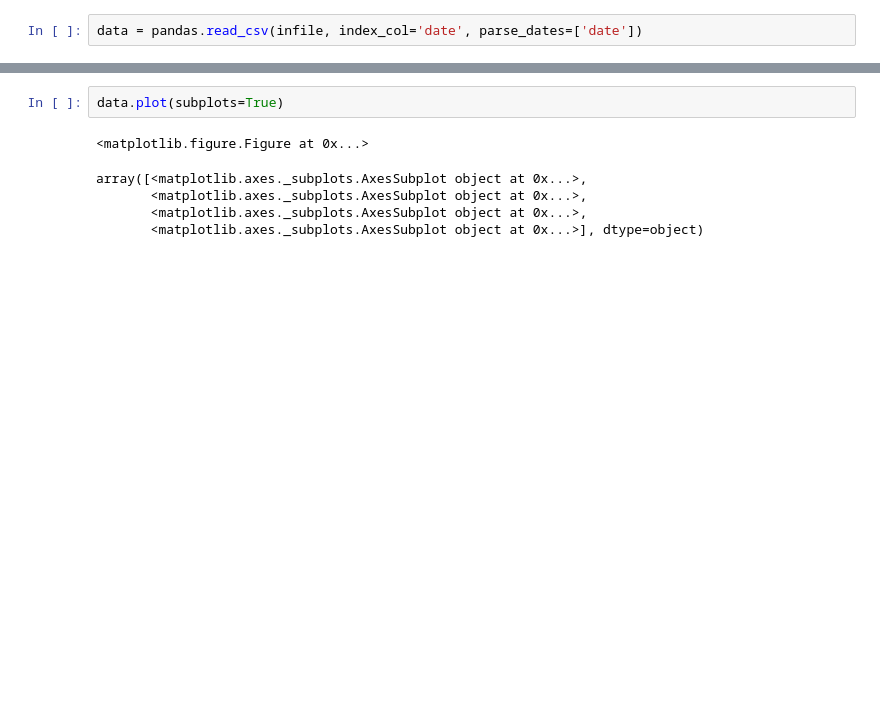
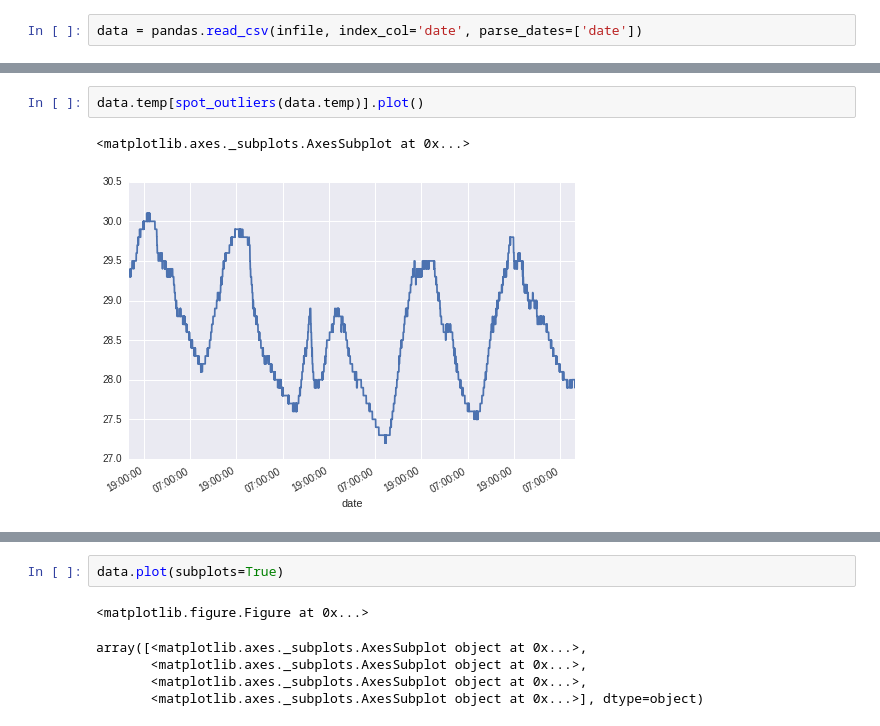
Before and after one commit to peakrisk/peakrisk, a Jupyter notebook: posts/weather-station.ipynb, the cells around one changed output, grey strips where cells are left out. Cells and saved outputs as stored; diff of their text form; blank space fills up the shorter version.

```diff
--- a/posts/weather-station.ipynb
+++ b/posts/weather-station.ipynb
@@ -50,3 +124,8 @@ data.temp[data.temp < 50.0].plot()
+# %%
+data.temp[spot_outliers(data.temp)].plot()
+# %% [output]
+<matplotlib.axes._subplots.AxesSubplot at 0x...>
+[figure, added]
 # %%
 data.temp[data.temp > 50.0]
 # %% [output]
```
Also changed, not shown: parts of 24 cells of this notebook.
